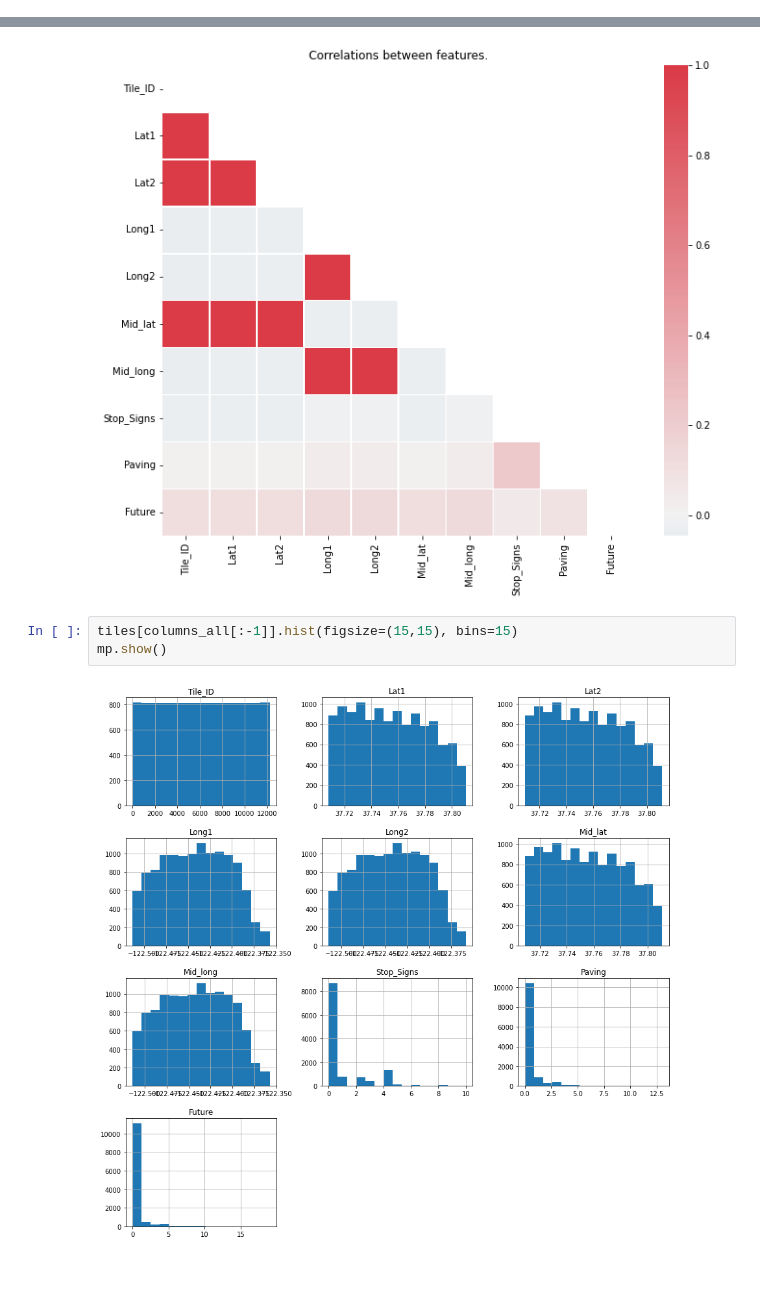
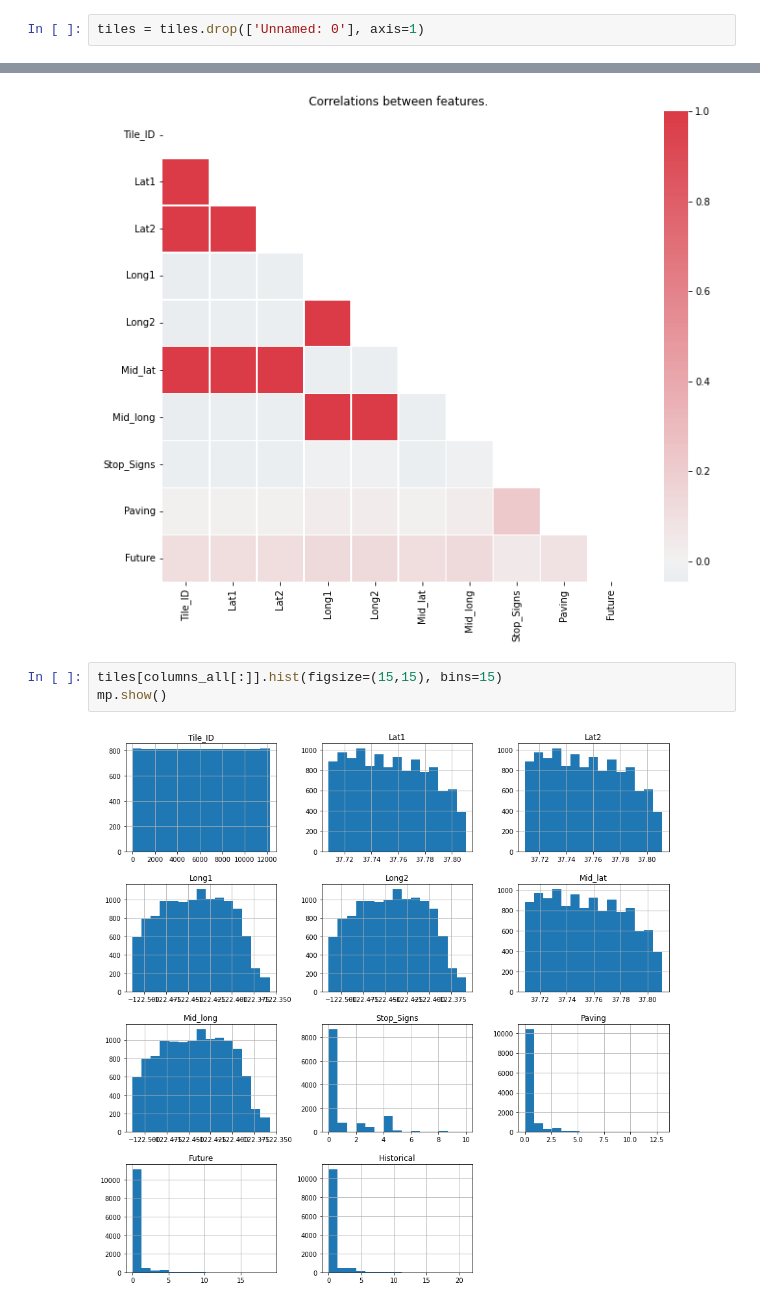
Before and after one commit to arisanguyen/210_Capstone_Aditya_Arisa_Noriel, a Jupyter notebook: Noriel_Expanded_Tiles_With_Street_Characteristics.ipynb, the cells around one changed output, grey strips where cells are left out. Drawn from its saved outputs; the diff is of its cells as text; blank space fills up the shorter version.

```diff
--- a/Noriel_Expanded_Tiles_With_Street_Characteristics.ipynb
+++ b/Noriel_Expanded_Tiles_With_Street_Characteristics.ipynb
@@ -227,3 +227,5 @@ Scrape data and create model that takes inputs of satellite images or OSM files
 Exporting to csv
 # %%
 tiles.to_csv('/content/drive/MyDrive/capstone/Tiles_expanded.csv')
+# %%
+tiles = tiles.drop(['Unnamed: 0'], axis=1)
@@ -289,8 +328,8 @@ Deprecated in NumPy 1.20; for more details and guidance: https://numpy.org/devdo
   mask = np.zeros_like(corr, dtype=np.bool)
 [figure]
 # %%
-tiles[columns_all[:-1]].hist(figsize=(15,15), bins=15)
+tiles[columns_all[:]].hist(figsize=(15,15), bins=15)
 mp.show()
 # %% [output]
-[figure, old version]
+[figure, new version]
 # %%
```
Also changed, not shown: parts of 8 cells of this notebook.
